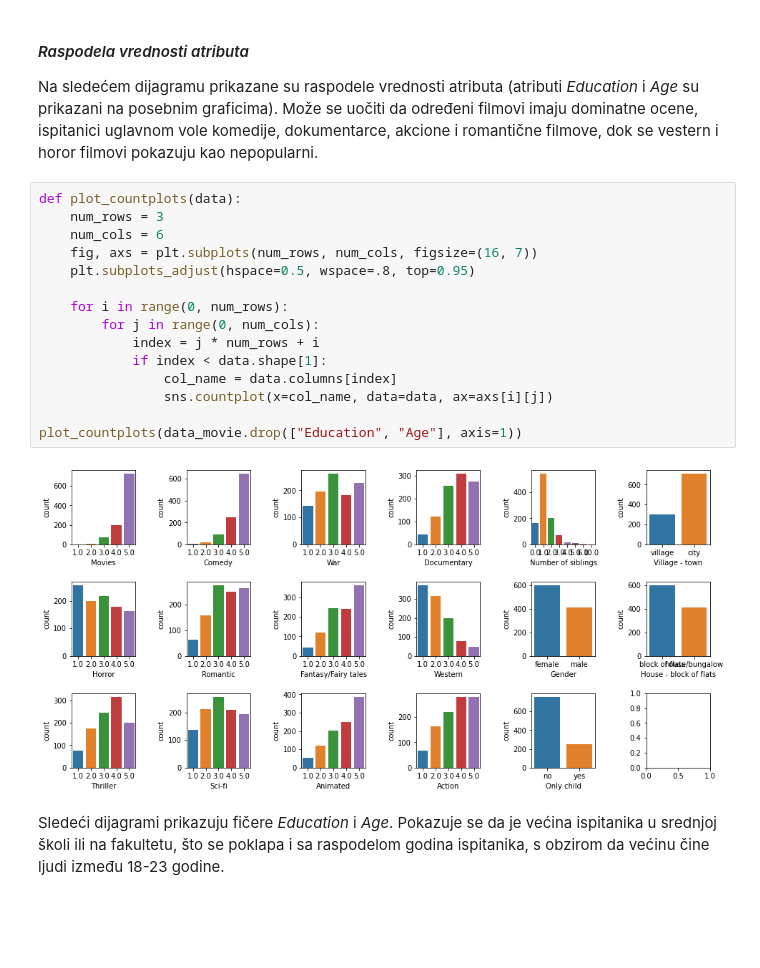
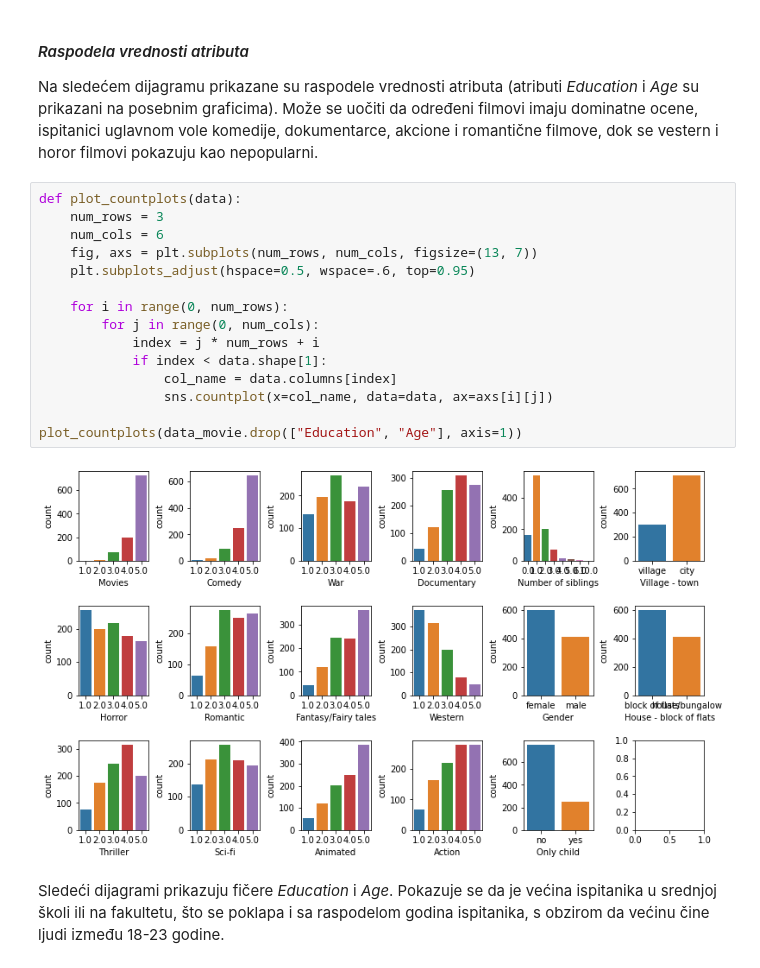
Before and after one commit to LastChanceKatze/ml_young_people_survey, a Jupyter notebook: movie_preferences_clustering.ipynb, the cells around one changed output. Drawn from its saved outputs; the diff is of its cells as text; blank space fills up the shorter version.

```diff
--- a/movie_preferences_clustering.ipynb
+++ b/movie_preferences_clustering.ipynb
@@ -155,20 +158,20 @@ Na sledećem dijagramu prikazane su raspodele vrednosti atributa (atributi *Educ
 # %%
 def plot_countplots(data):
     num_rows = 3
     num_cols = 6
-    fig, axs = plt.subplots(num_rows, num_cols, figsize=(16, 7))
-    plt.subplots_adjust(hspace=0.5, wspace=.8, top=0.95)
+    fig, axs = plt.subplots(num_rows, num_cols, figsize=(13, 7))
+    plt.subplots_adjust(hspace=0.5, wspace=.6, top=0.95)
 
     for i in range(0, num_rows):
         for j in range(0, num_cols):
             index = j * num_rows + i
             if index < data.shape[1]:
                 col_name = data.columns[index]
                 sns.countplot(x=col_name, data=data, ax=axs[i][j])
 
 plot_countplots(data_movie.drop(["Education", "Age"], axis=1))
 # %% [output]
-[figure, old version]
+[figure, new version]
 # %% [markdown]
 Sledeći dijagrami prikazuju fičere *Education* i *Age*. Pokazuje se da je većina ispitanika u srednjoj školi ili na fakultetu, što se poklapa i sa raspodelom godina ispitanika, s obzirom da većinu čine ljudi između 18-23 godine.
 # %%
```
Also changed, not shown: parts of 28 cells of this notebook, 2 other files.
